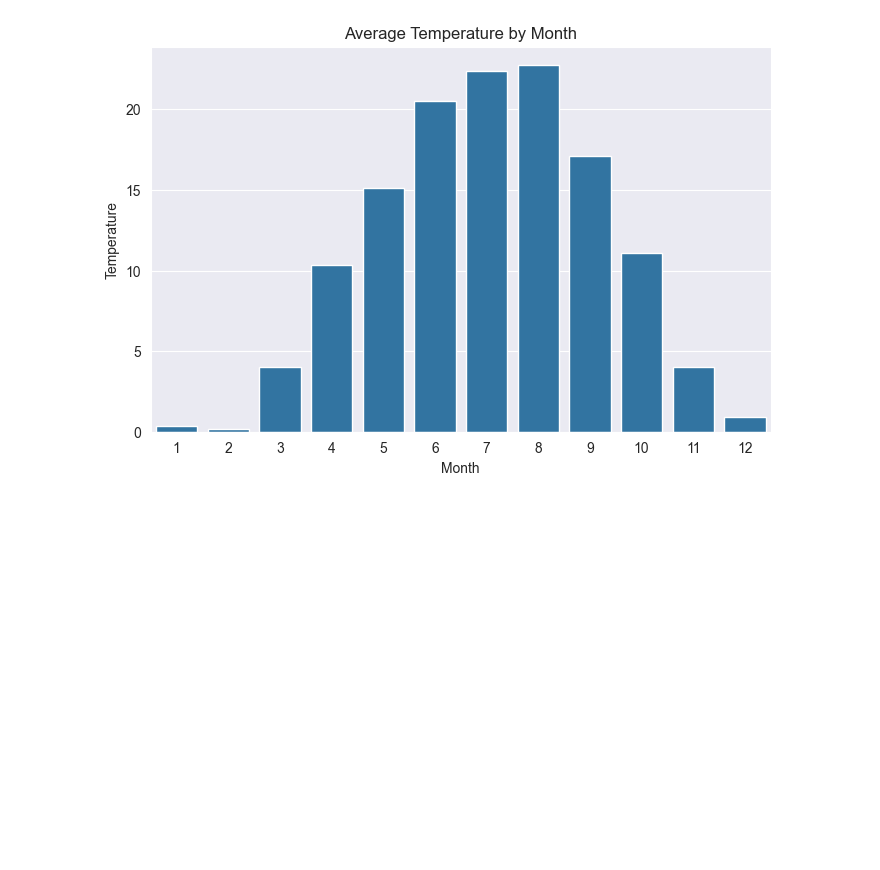
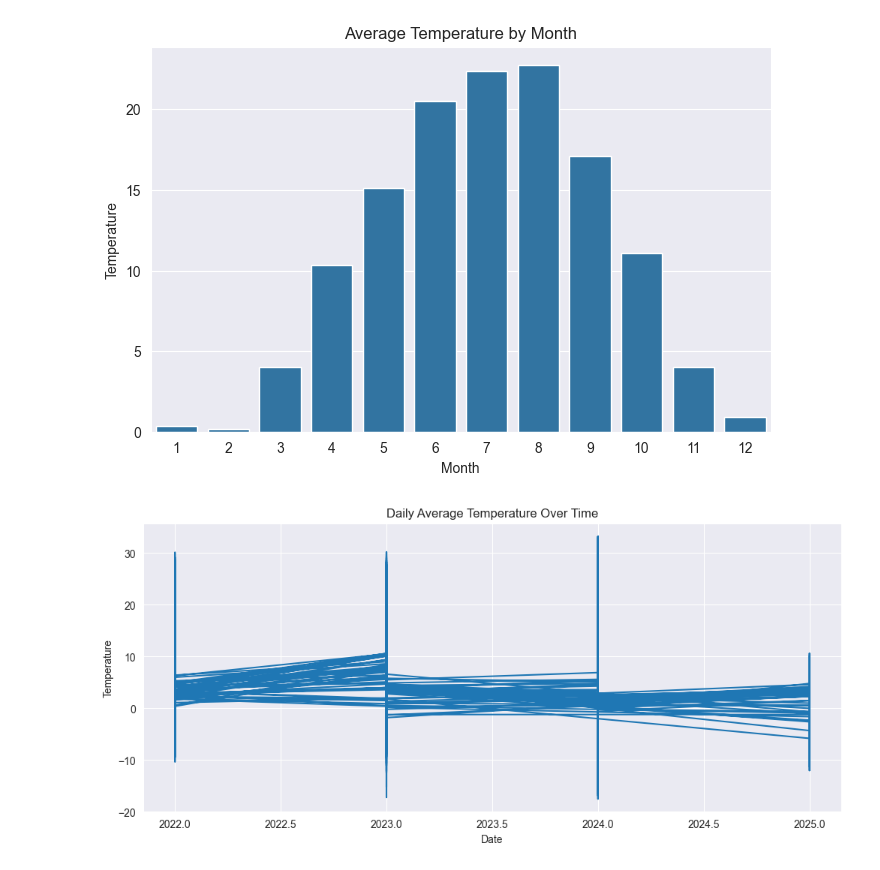
Before and after one commit to khorunzhaviktoriia/war-events-predictor-saas, a Jupyter notebook: forecasting/wether_dataset.ipynb, the cells around one changed output. Cells and saved outputs as stored; diff of their text form; code cells hidden in the pictures; blank space fills up the shorter version.

```diff
--- a/forecasting/wether_dataset.ipynb
+++ b/forecasting/wether_dataset.ipynb
@@ -459,3 +457,15 @@ plt.ylabel("Temperature")
 plt.show()
 # %% [output]
 [figure]
+# %%
+plt.figure(figsize=(12,5))
+
+plt.plot(df_weather["year"], df_weather["day_temp"])
+
+plt.title("Daily Average Temperature Over Time")
+plt.xlabel("Date")
+plt.ylabel("Temperature")
+
+plt.show()
+# %% [output]
+[figure, added]
```
Also changed, not shown: parts of 7 cells of this notebook.
